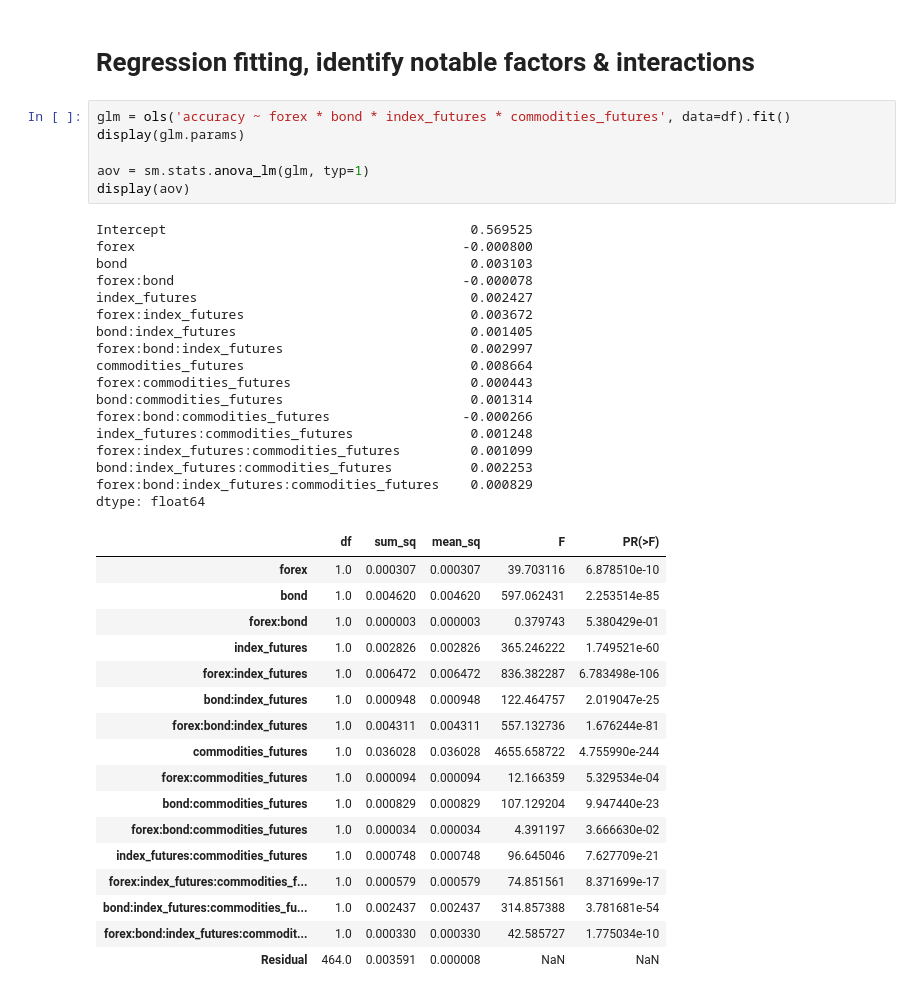
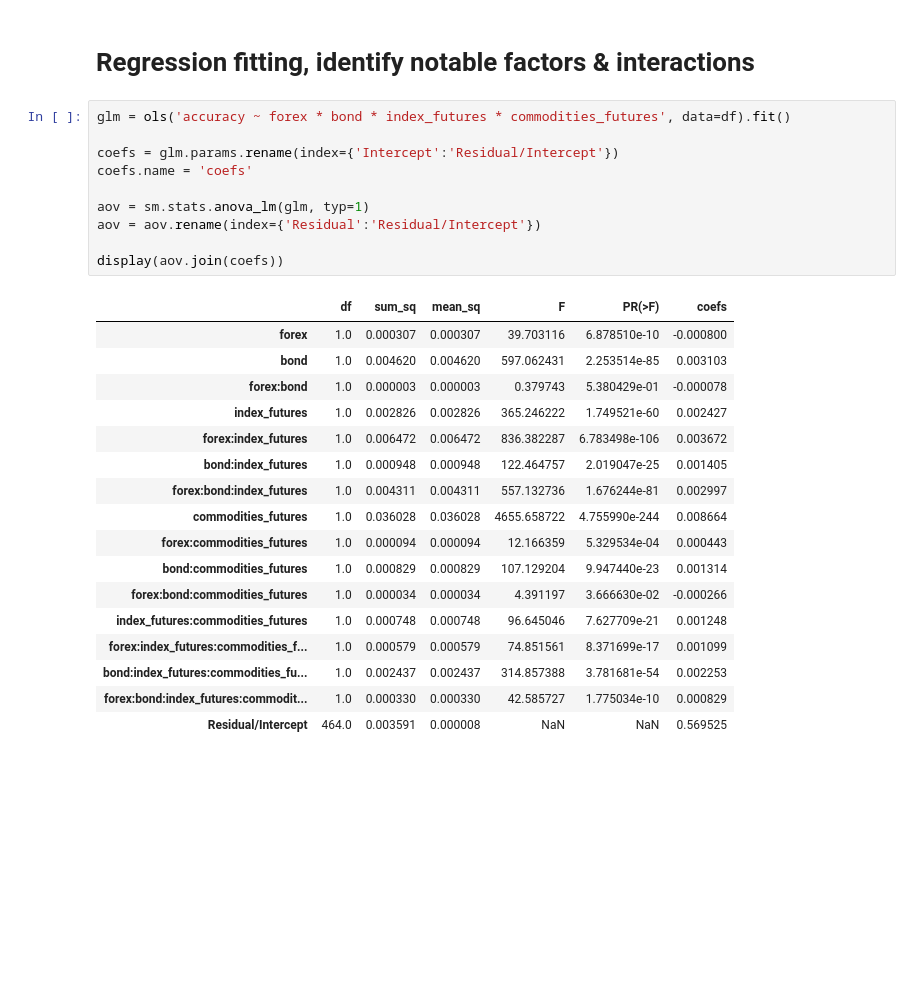
Before and after one commit to Swiss-MQP-2022/Intermarket-ML-For-EMH, a Jupyter notebook: stats.ipynb, the cells around one changed output. Drawn from its saved outputs; the diff is of its cells as text; blank space fills up the shorter version.

```diff
--- a/stats.ipynb
+++ b/stats.ipynb
@@ -204,42 +204,29 @@ display(df)
 # Regression fitting, identify notable factors & interactions
 # %%
 glm = ols('accuracy ~ forex * bond * index_futures * commodities_futures', data=df).fit()
-display(glm.params)
+
+coefs = glm.params.rename(index={'Intercept':'Residual/Intercept'})
+coefs.name = 'coefs'
 
 aov = sm.stats.anova_lm(glm, typ=1)
-display(aov)
+aov = aov.rename(index={'Residual':'Residual/Intercept'})
+
+display(aov.join(coefs))
 # %% [output]
-Intercept                                       0.569525
-forex                                          -0.000800
-bond                                            0.003103
-forex:bond                                     -0.000078
-index_futures                                   0.002427
-forex:index_futures                             0.003672
-bond:index_futures                              0.001405
-forex:bond:index_futures                        0.002997
-commodities_futures                             0.008664
-forex:commodities_futures                       0.000443
-bond:commodities_futures                        0.001314
-forex:bond:commodities_futures                 -0.000266
-index_futures:commodities_futures               0.001248
-forex:index_futures:commodities_futures         0.001099
-bond:index_futures:commodities_futures          0.002253
-forex:bond:index_futures:commodities_futures    0.000829
-dtype: float64
-|  | df | sum_sq | mean_sq | F | PR(>F) |
-| forex | 1.0 | 0.000307 | 0.000307 | 39.703116 | 6.878510e-10 |
-| bond | 1.0 | 0.004620 | 0.004620 | 597.062431 | 2.253514e-85 |
-| forex:bond | 1.0 | 0.000003 | 0.000003 | 0.379743 | 5.380429e-01 |
-| index_futures | 1.0 | 0.002826 | 0.002826 | 365.246222 | 1.749521e-60 |
-| forex:index_futures | 1.0 | 0.006472 | 0.006472 | 836.382287 | 6.783498e-106 |
-| bond:index_futures | 1.0 | 0.000948 | 0.000948 | 122.464757 | 2.019047e-25 |
-| forex:bond:index_futures | 1.0 | 0.004311 | 0.004311 | 557.132736 | 1.676244e-81 |
-| commodities_futures | 1.0 | 0.036028 | 0.036028 | 4655.658722 | 4.755990e-244 |
-| forex:commodities_futures | 1.0 | 0.000094 | 0.000094 | 12.166359 | 5.329534e-04 |
-| bond:commodities_futures | 1.0 | 0.000829 | 0.000829 | 107.129204 | 9.947440e-23 |
-| forex:bond:commodities_futures | 1.0 | 0.000034 | 0.000034 | 4.391197 | 3.666630e-02 |
-| index_futures:commodities_futures | 1.0 | 0.000748 | 0.000748 | 96.645046 | 7.627709e-21 |
-| forex:index_futures:commodities_f... | 1.0 | 0.000579 | 0.000579 | 74.851561 | 8.371699e-17 |
-| bond:index_futures:commodities_fu... | 1.0 | 0.002437 | 0.002437 | 314.857388 | 3.781681e-54 |
-| forex:bond:index_futures:commodit... | 1.0 | 0.000330 | 0.000330 | 42.585727 | 1.775034e-10 |
-| Residual | 464.0 | 0.003591 | 0.000008 | NaN | NaN |
+|  | df | sum_sq | mean_sq | F | PR(>F) | coefs |
+| forex | 1.0 | 0.000307 | 0.000307 | 39.703116 | 6.878510e-10 | -0.000800 |
+| bond | 1.0 | 0.004620 | 0.004620 | 597.062431 | 2.253514e-85 | 0.003103 |
+| forex:bond | 1.0 | 0.000003 | 0.000003 | 0.379743 | 5.380429e-01 | -0.000078 |
+| index_futures | 1.0 | 0.002826 | 0.002826 | 365.246222 | 1.749521e-60 | 0.002427 |
+| forex:index_futures | 1.0 | 0.006472 | 0.006472 | 836.382287 | 6.783498e-106 | 0.003672 |
+| bond:index_futures | 1.0 | 0.000948 | 0.000948 | 122.464757 | 2.019047e-25 | 0.001405 |
+| forex:bond:index_futures | 1.0 | 0.004311 | 0.004311 | 557.132736 | 1.676244e-81 | 0.002997 |
+| commodities_futures | 1.0 | 0.036028 | 0.036028 | 4655.658722 | 4.755990e-244 | 0.008664 |
+| forex:commodities_futures | 1.0 | 0.000094 | 0.000094 | 12.166359 | 5.329534e-04 | 0.000443 |
+| bond:commodities_futures | 1.0 | 0.000829 | 0.000829 | 107.129204 | 9.947440e-23 | 0.001314 |
+| forex:bond:commodities_futures | 1.0 | 0.000034 | 0.000034 | 4.391197 | 3.666630e-02 | -0.000266 |
+| index_futures:commodities_futures | 1.0 | 0.000748 | 0.000748 | 96.645046 | 7.627709e-21 | 0.001248 |
+| forex:index_futures:commodities_f... | 1.0 | 0.000579 | 0.000579 | 74.851561 | 8.371699e-17 | 0.001099 |
+| bond:index_futures:commodities_fu... | 1.0 | 0.002437 | 0.002437 | 314.857388 | 3.781681e-54 | 0.002253 |
+| forex:bond:index_futures:commodit... | 1.0 | 0.000330 | 0.000330 | 42.585727 | 1.775034e-10 | 0.000829 |
+| Residual/Intercept | 464.0 | 0.003591 | 0.000008 | NaN | NaN | 0.569525 |
```
Also changed, not shown: parts of 3 cells of this notebook.
